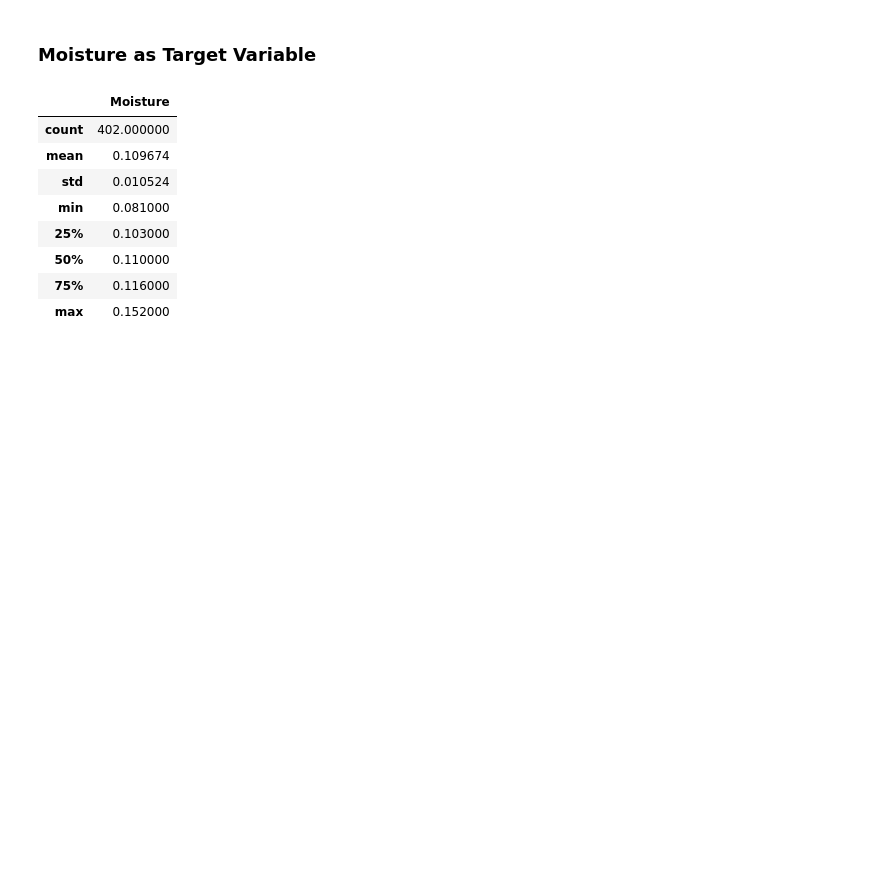
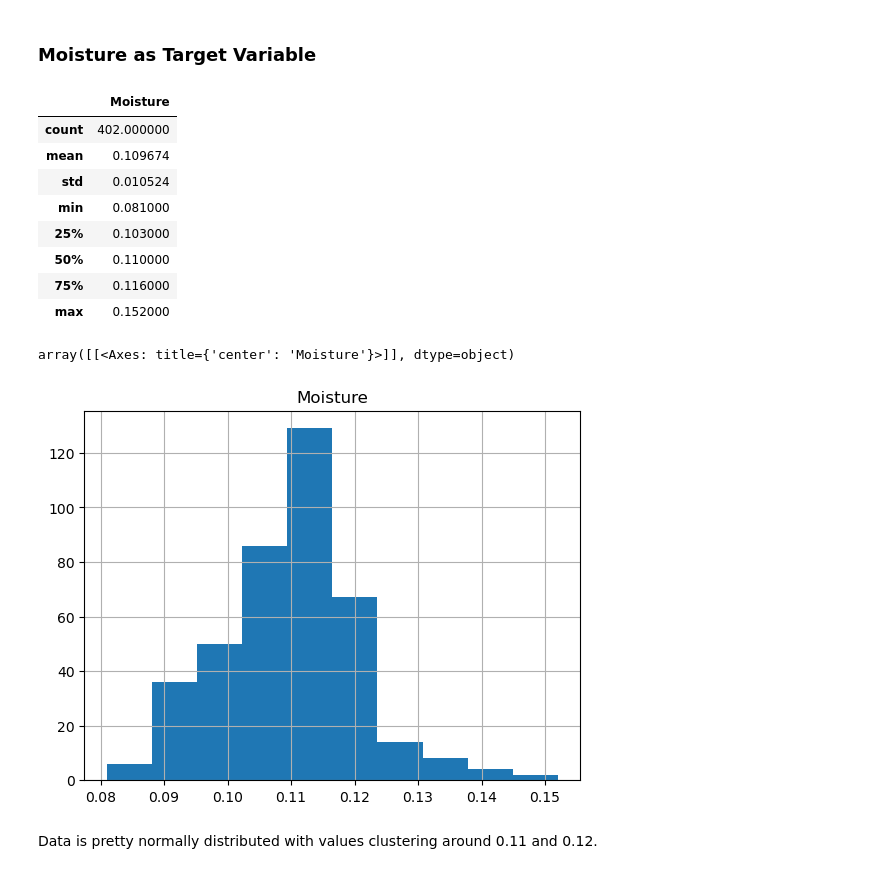
Before and after one commit to ashritakodali/coffee_quality_analysis, a Jupyter notebook: linear_regression.ipynb, the cells around one changed output. Cells and saved outputs as stored; diff of their text form; code cells hidden in the pictures; blank space fills up the shorter version.

```diff
--- a/linear_regression.ipynb
+++ b/linear_regression.ipynb
@@ -63,3 +65,11 @@ coffee[['Moisture']].describe()
 | 50% | 0.110000 |
 | 75% | 0.116000 |
 | max | 0.152000 |
+# %%
+# Histogram of moisture
+coffee[['Moisture']].hist()
+# %% [output]
+array([[<Axes: title={'center': 'Moisture'}>]], dtype=object)
+[figure, added]
+# %% [markdown]
+Data is pretty normally distributed with values clustering around 0.11 and 0.12.
```
Also changed, not shown: parts of 26 cells of this notebook.
